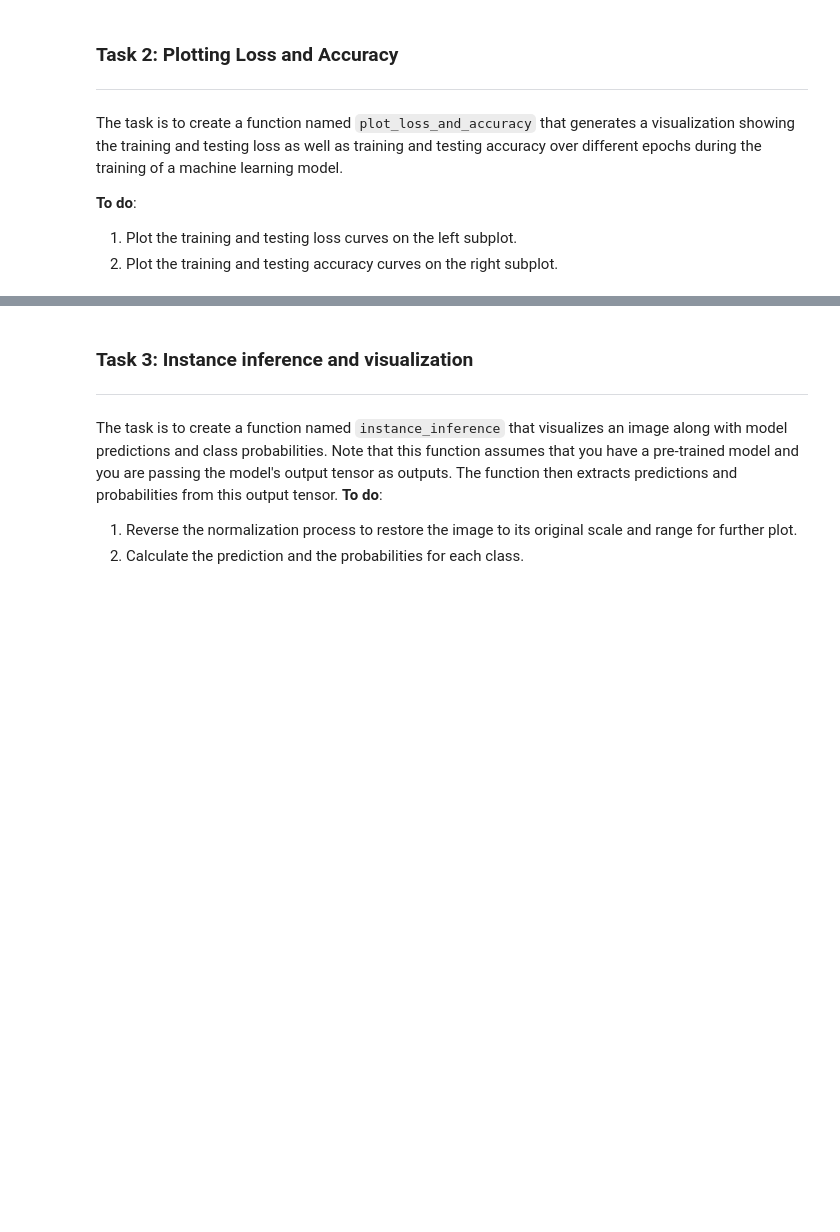
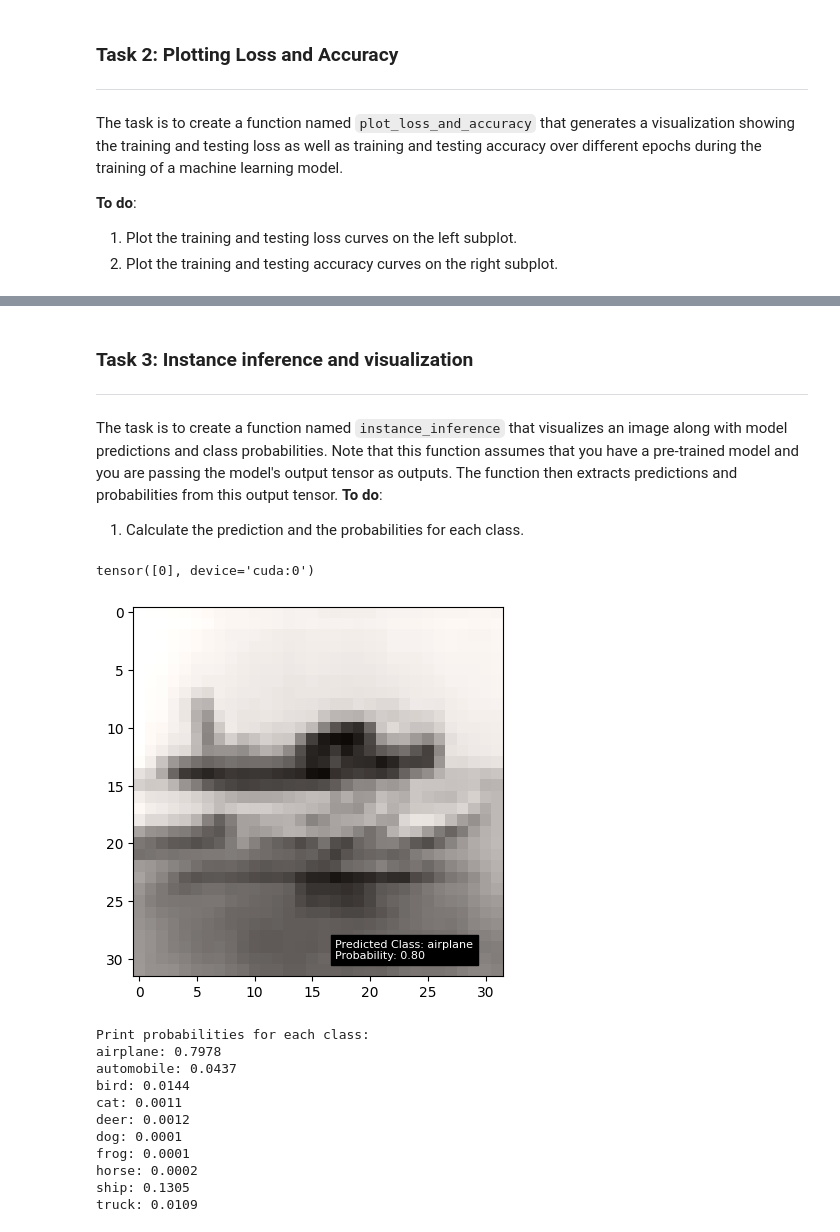
Before and after one commit to Zicheng2333/Exer02, a Jupyter notebook: exercise_02.ipynb, the cells around one changed output, grey strips where cells are left out. Cells and saved outputs as stored; diff of their text form; code cells hidden in the pictures; blank space fills up the shorter version.

```diff
--- a/exercise_02.ipynb
+++ b/exercise_02.ipynb
@@ -40,7 +43,7 @@ NUM_CLASS = 10
 
 # Training
 BATCH_SIZE = 128
-NUM_EPOCHS = 40
+NUM_EPOCHS = 30
 EVAL_INTERVAL=1
 SAVE_DIR = './log'
 
@@ -115,5 +121,5 @@ truck: 9 samples
 # %% [markdown]
 ### Model
 # %%
-model = ResNet18(num_classes=NUM_CLASS)
+model = SimpleNet()
 model = model.cuda()
@@ -139,4 +142,9 @@ Please denfine two function named ``train_batch`` and ``test_batch``. These func
 # %%
+##################### Write your answer here ##################
+# Define the loss function
+criterion = nn.CrossEntropyLoss()
+###############################################################
+
 def train_batch(model, image, target):
     """
     Perform one training batch iteration.
@@ -152,8 +160,8 @@ def train_batch(model, image, target):
     """
 
     ##################### Write your answer here ##################
-
-
+    output = model(image)
+    loss = criterion(output, target)
     ###############################################################
 
     return output, loss
@@ -174,8 +182,8 @@ def test_batch(model, image, target):
     """
 
     ##################### Write your answer here ##################
-
-
+    output = model(image)
+    loss = criterion(output, target)
     ###############################################################
 
     return output, loss
@@ -352,25 +362,22 @@ plot_loss_and_accuracy(training_loss, training_acc, testing_loss, testing_acc)
 ---
 The task is to create a function named ``instance_inference`` that visualizes an image along with model predictions and class probabilities. Note that this function assumes that you have a pre-trained model and you are passing the model's output tensor as outputs. The function then extracts predictions and probabilities from this output tensor.
 **To do**:
-1. Reverse the normalization process to restore the image to its original scale and range for further plot.
-2. Calculate the prediction and the probabilities for each class.
+1. Calculate the prediction and the probabilities for each class.
 # %%
 def instance_inference(inputs, outputs, class_names, title=None):
     """
     Display image for Tensor with model outputs and class probabilities.
     Args:
         inputs (CxHxW Tensor): Input image tensor.
-        outputs (Tensor): Model's output tensor.
+        outputs (1xK Tensor): Model's output tensor.
         class_names (list): List of class names.
         title (str, optional): Title for the image. Default is None.
     """
     images = inputs.cpu().numpy().transpose((1, 2, 0))
 
-    ##################### Write your answer here ##################
-
-
-
-    ###############################################################
+    mean = np.array([0.485, 0.456, 0.406])
+    std = np.array([0.229, 0.224, 0.225])
+    images = std * images + mean
 
     images = np.clip(images, 0, 1)
     plt.imshow(images)
@@ -379,13 +386,16 @@ def instance_inference(inputs, outputs, class_names, title=None):
         plt.title(title)
 
     ##################### Write your answer here ##################
-
-
+    # two outputs:
+    # 1. predict_index:
+    _, predict_index = torch.max(outputs, 1)
+    print(predict_index)
+    probabilities = torch.nn.functional.softmax(outputs[0], dim=0)
     ###############################################################
 
 
-    predicted_class = class_names[predicted.item()]
-    predicted_probability = probabilities[predicted].item()
+    predicted_class = class_names[predict_index.item()]
+    predicted_probability = probabilities[predict_index].item()
 
     plt.text(17, 30, f'Predicted Class: {predicted_class}\nProbability: {predicted_probability:.2f}',
              color='white', backgroundcolor='black', fontsize=8)
@@ -398,8 +408,22 @@ def instance_inference(inputs, outputs, class_names, title=None):
 # %%
 inputs, classes = next(iter(test_dataloader))
 inputs = inputs.to(device)
-inputs = inputs[3:4]
+inputs = inputs[5:6]
 
 outputs = model(inputs)
 
 instance_inference(inputs[0].cpu(), outputs, class_names)
+# %% [output]
+tensor([0], device='cuda:0')
+[figure, added]
+Print probabilities for each class:
+airplane: 0.7978
+automobile: 0.0437
+bird: 0.0144
+cat: 0.0011
+deer: 0.0012
+dog: 0.0001
+frog: 0.0001
+horse: 0.0002
+ship: 0.1305
+truck: 0.0109
```
Also changed, not shown: parts of 9 cells of this notebook, 2 other files.
